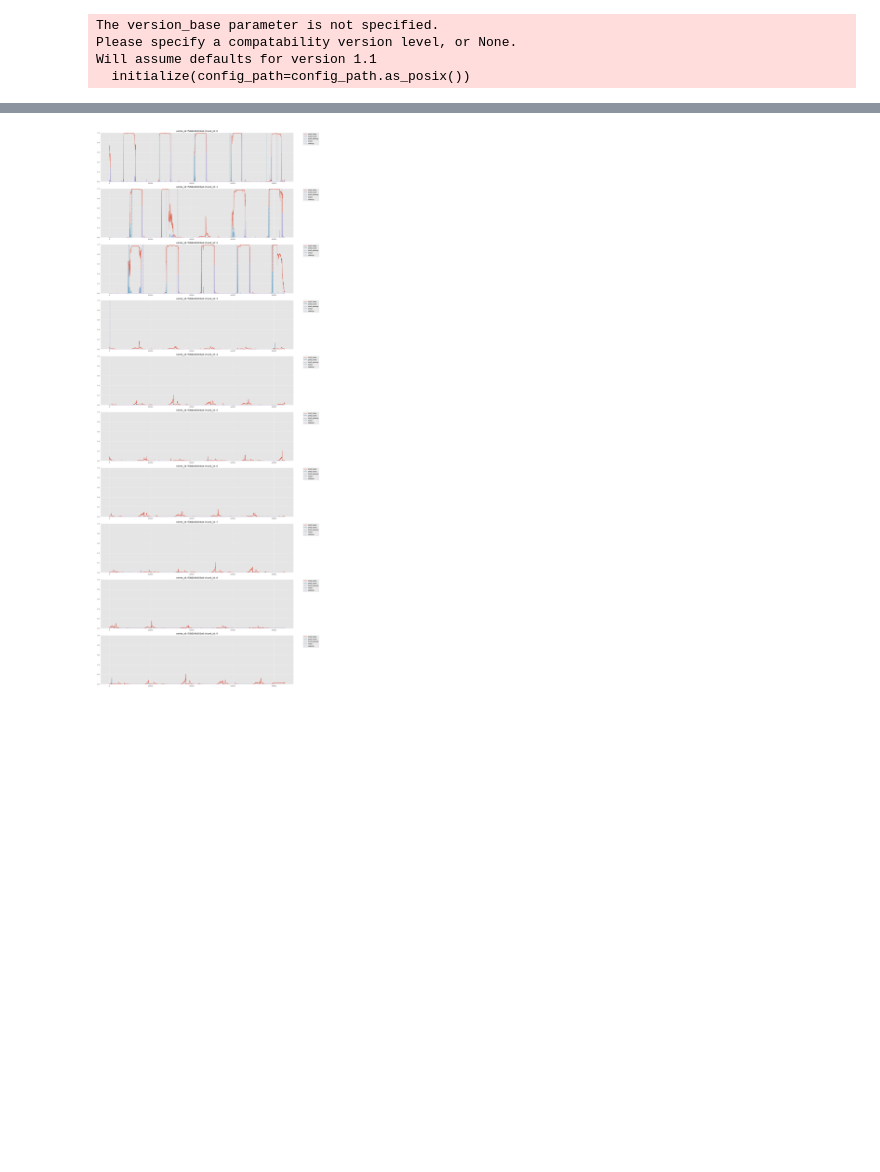
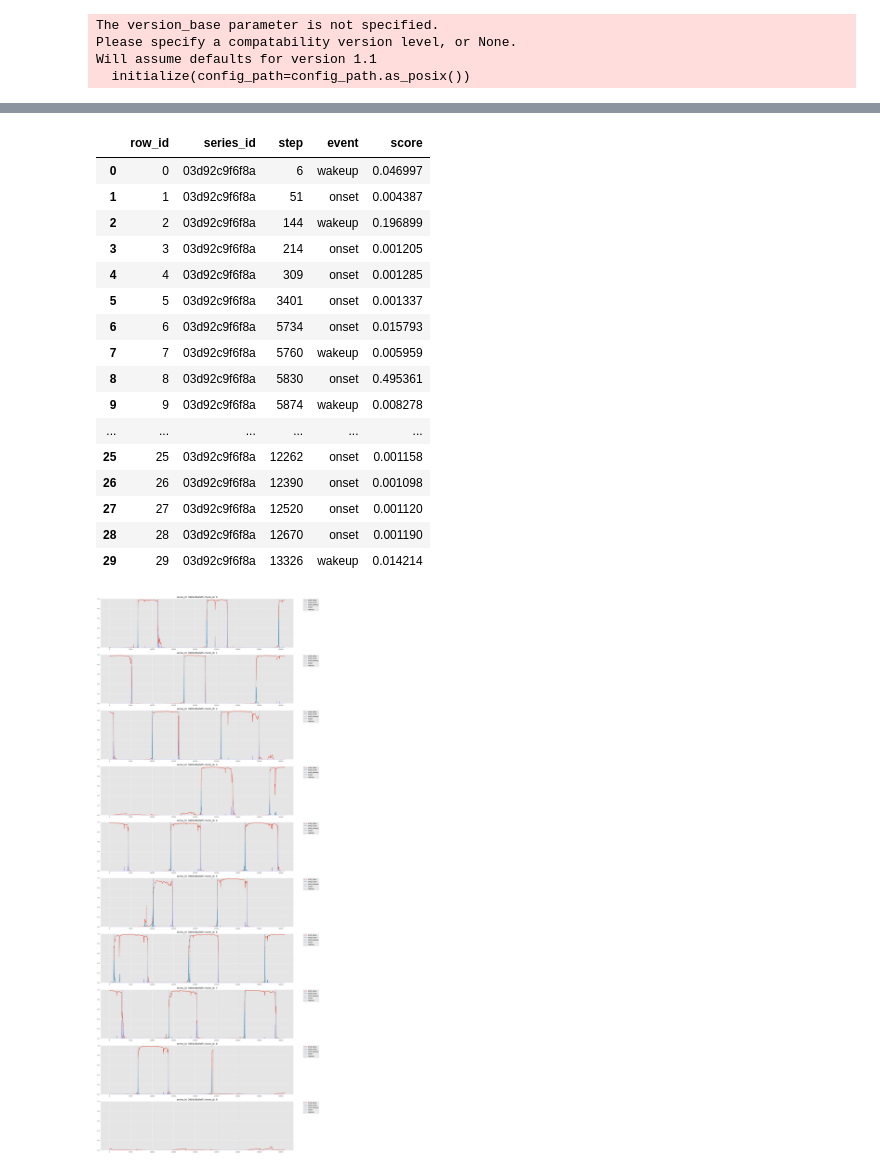
Before and after one commit to beatwad/DSS, a Jupyter notebook: notebook/eda001.ipynb, the cells around one changed output, grey strips where cells are left out. Cells and saved outputs as stored; diff of their text form; code cells hidden in the pictures; blank space fills up the shorter version.

```diff
--- a/notebook/eda001.ipynb
+++ b/notebook/eda001.ipynb
@@ -26,7 +36,7 @@ jupyter_black.load()
 plt.style.use("ggplot")
 
 EXP_NAME = "sun"
-RUN_NAME = "run2"
+RUN_NAME = "run0"
 RESULT_DIR = Path("../output/train") / EXP_NAME / RUN_NAME
 
 
@@ -57,7 +69,10 @@ Will assume defaults for version 1.1
 # %%
-# pred_df: pl.DataFrame = post_process_for_seg(
-#     keys, preds[:, :, [1, 2]], score_th=0.001, distance=80
-# )
-# score = event_detection_ap(gt_df, pred_df.to_pandas())
-# score
+pred_df: pl.DataFrame = post_process_for_seg(
+    keys, preds[:, :, [1, 2]], score_th=0.001, distance=80
+)
+
+pred_df = pred_df.to_pandas()
+score = event_detection_ap(gt_df, pred_df)
+
+score
 # %% [output]
@@ -102,3 +117,23 @@ KeyboardInterrupt:
+# %%
+pred_df.head(30)
+# %% [output]
+|  | row_id | series_id | step | event | score |
+| 0 | 0 | 03d92c9f6f8a | 6 | wakeup | 0.046997 |
+| 1 | 1 | 03d92c9f6f8a | 51 | onset | 0.004387 |
+| 2 | 2 | 03d92c9f6f8a | 144 | wakeup | 0.196899 |
+| 3 | 3 | 03d92c9f6f8a | 214 | onset | 0.001205 |
+| 4 | 4 | 03d92c9f6f8a | 309 | onset | 0.001285 |
+| 5 | 5 | 03d92c9f6f8a | 3401 | onset | 0.001337 |
+| 6 | 6 | 03d92c9f6f8a | 5734 | onset | 0.015793 |
+| 7 | 7 | 03d92c9f6f8a | 5760 | wakeup | 0.005959 |
+| 8 | 8 | 03d92c9f6f8a | 5830 | onset | 0.495361 |
+| 9 | 9 | 03d92c9f6f8a | 5874 | wakeup | 0.008278 |
+| ... | ... | ... | ... | ... | ... |
+| 25 | 25 | 03d92c9f6f8a | 12262 | onset | 0.001158 |
+| 26 | 26 | 03d92c9f6f8a | 12390 | onset | 0.001098 |
+| 27 | 27 | 03d92c9f6f8a | 12520 | onset | 0.001120 |
+| 28 | 28 | 03d92c9f6f8a | 12670 | onset | 0.001190 |
+| 29 | 29 | 03d92c9f6f8a | 13326 | wakeup | 0.014214 |
 # %%
 def plot_random_sample(gt_df, keys, preds, labels, num_samples=1, num_chunks=10):
     # get series ids
@@ -154,4 +189,4 @@ def plot_random_sample(gt_df, keys, preds, labels, num_samples=1, num_chunks=10)
 
 plot_random_sample(gt_df, keys, preds, labels, num_chunks=10)
 # %% [output]
-[figure, old version]
+[figure, new version]
```
Also changed, not shown: parts of 5 cells of this notebook, 4 other files.
